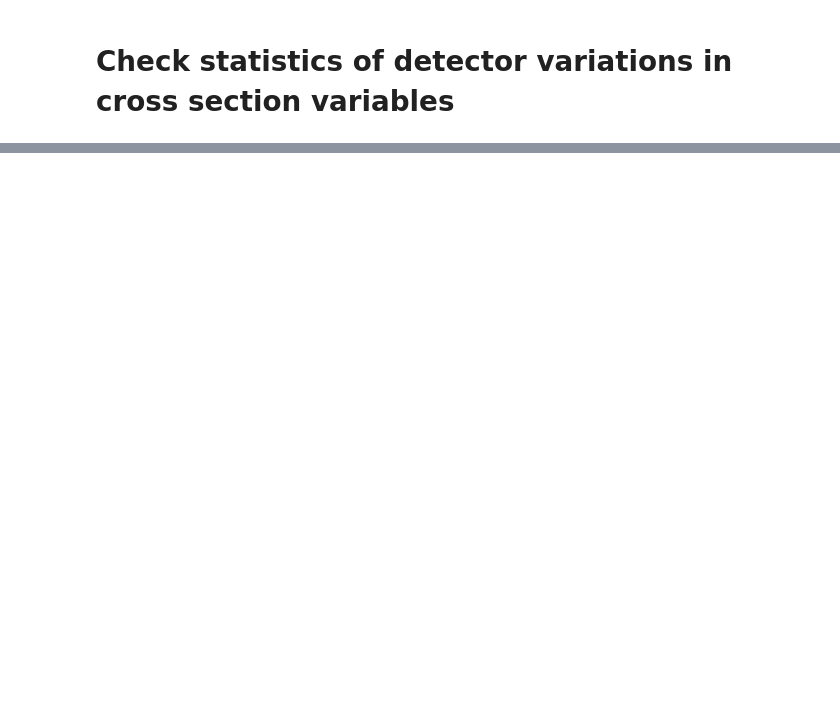
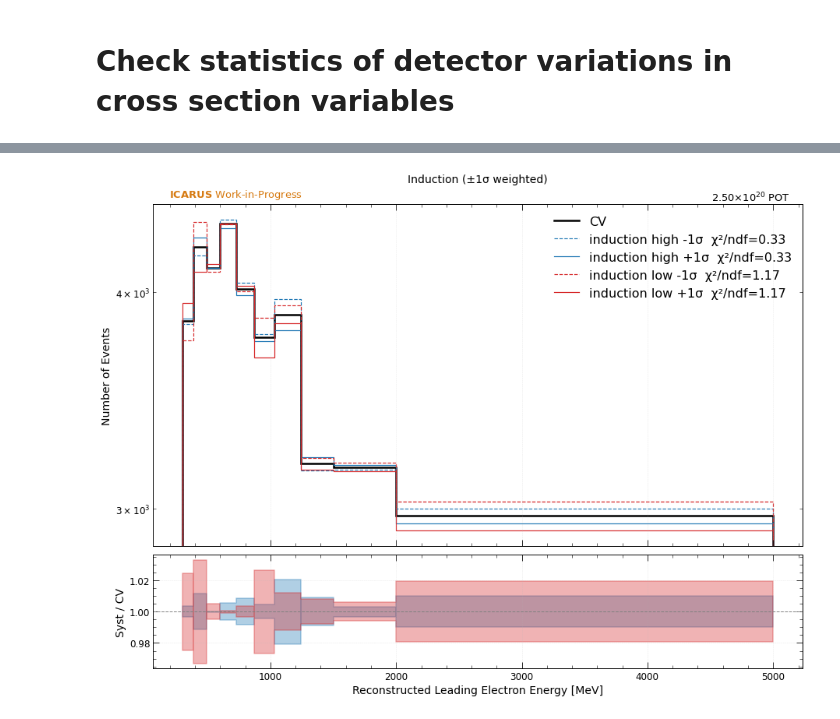
Before and after one commit to justinjmueller/medulla, a Jupyter notebook: analysis/detectorSystematics.ipynb, the cells around one changed output, grey strips where cells are left out. Saved outputs shown, nothing was run; the diff lists cells and outputs as text; code cells hidden in the pictures; blank space fills up the shorter version.

```diff
--- a/analysis/detectorSystematics.ipynb
+++ b/analysis/detectorSystematics.ipynb
@@ -168,2 +327,87 @@ for group_name, group_samples in sample_groups:
 # %%
+var = 'reco_leading_electron_energy'
+
+pot_scale = 2.5e20
+
+e_cv = fin_e[f'events/NuMI_nue/selected'].arrays([var, 'true_category'], library='np')
+a_cv = np.asarray(e_cv[var][e_cv['true_category'] == 0])
+
+this_pot = fin_e[f'events/NuMI_nue/POT'].to_numpy()[0][0] / 4 #POT got x4 by hadds
+print("CV POT:", this_pot, "events:", len(a_cv))
+
+e_bins_arr = np.array(e_bins)
+counts_cv, _ = np.histogram(a_cv, bins=e_bins_arr, weights=np.full_like(a_cv, this_pot / pot_scale))
+
+sample_groups = [
+    ('Induction',     ['induction_high',  'induction_low']),
+    ('Coherent',      ['coherent_high',   'coherent_low']),
+    ('Intrinsic',     ['intrinsic_high',  'intrinsic_low']),
+    ('Lifetime',      ['lifetime_high',   'lifetime_low']),
+    ('Scintillation', ['scintillation']),
+    ('Wire Gap',      ['wire_gap']),
+    ('YZ Uniformity', ['yz_uniformity']),
+    ('Recombination', ['recombination']),
+]
+
+all_samples = [s for _, grp in sample_groups for s in grp]
+e_sel = fin_e[f'events/NuMI_nue/selected_variationTree'].arrays(all_samples, library='np')
+
+pair_colors = ['tab:blue', 'tab:red']
+
+for group_name, group_samples in sample_groups:
+    fig, ax = plt.subplots(2, 1, figsize=(12.8, 9.6), gridspec_kw={'height_ratios': [3, 1]}, sharex=True)
+
+    ax[0].stairs(counts_cv, e_bins_arr, label='CV', color='black', linewidth=2.5)
+
+    mask = counts_cv > 0
+    ndof = int(mask.sum())
+
+    for j, sample in enumerate(group_samples):
+        color = pair_colors[j]
+        base = sample.replace('_', ' ')
+
+        w_all = np.asarray(e_sel[sample][e_cv['true_category'] == 0])
+        w_minus = [x[2] * (this_pot / pot_scale) for x in w_all]
+        w_plus  = [x[4] * (this_pot / pot_scale) for x in w_all]
+
+        counts_minus, _ = np.histogram(a_cv, bins=e_bins_arr, weights=w_minus)
+        counts_plus,  _ = np.histogram(a_cv, bins=e_bins_arr, weights=w_plus)
+
+        chi2_minus = float(np.sum((counts_minus[mask] - counts_cv[mask])**2 / counts_cv[mask]))
+        chi2_plus  = float(np.sum((counts_plus[mask]  - counts_cv[mask])**2 / counts_cv[mask]))
+
+        with np.errstate(invalid='ignore', divide='ignore'):
+            ratio_minus = np.where(counts_cv > 0, counts_minus / counts_cv, np.nan)
+            ratio_plus  = np.where(counts_cv > 0, counts_plus  / counts_cv, np.nan)
+
+        label_minus = f'{base} -1σ  χ²/ndf={chi2_minus/ndof:.2f}'
+        label_plus  = f'{base} +1σ  χ²/ndf={chi2_plus/ndof:.2f}'
+
+        ax[0].stairs(counts_minus, e_bins_arr, color=color, linewidth=1.2, linestyle='--', label=label_minus)
+        ax[0].stairs(counts_plus,  e_bins_arr, color=color, linewidth=1.2, linestyle='-',  label=label_plus)
+        ax[1].fill_between(e_bins_arr,
+                           np.append(ratio_minus, ratio_minus[-1]),
+                           np.append(ratio_plus,  ratio_plus[-1]),
+                           step='post', alpha=0.35, color=color)
+
+    ax[0].legend(ncol=1, fontsize=16, loc='best', framealpha=0.8)
+    ax[0].set_ylabel('Number of Events')
+    ax[0].set_title(f'{group_name} (±1σ weighted)')
+    ax[0].grid(alpha=0.3)
+    ax[0].set_yscale('log')
+
+    ax[1].axhline(1, color='gray', linestyle='--', linewidth=1)
+    ax[1].set_xlabel('Reconstructed Leading Electron Energy [MeV]')
+    ax[1].set_ylabel('Syst / CV')
+    ax[1].grid(alpha=0.3)
+
+    # ax[0].text(0, 1.01, r'$\bf{ICARUS}$ Work in Progress', transform=ax[0].transAxes,
+    #            ha='left', va='bottom', fontsize=10, style='italic')
+    # ax[0].text(1, 1.01, 'POT=2.5e20', transform=ax[0].transAxes,
+    #            ha='right', va='bottom', fontsize=10)
+
+    stamp(ax[0], pot=scale_pot, work_in_progress=True)
+
+    plt.tight_layout()
+    plt.show()
 # %% [output]
@@ -172,0 +415 @@ Reject H0 at alpha=0.05: the two samples are not consistent with the same parent
+[figure, added]
```
Also changed, not shown: parts of 14 cells of this notebook, 59 other files.
